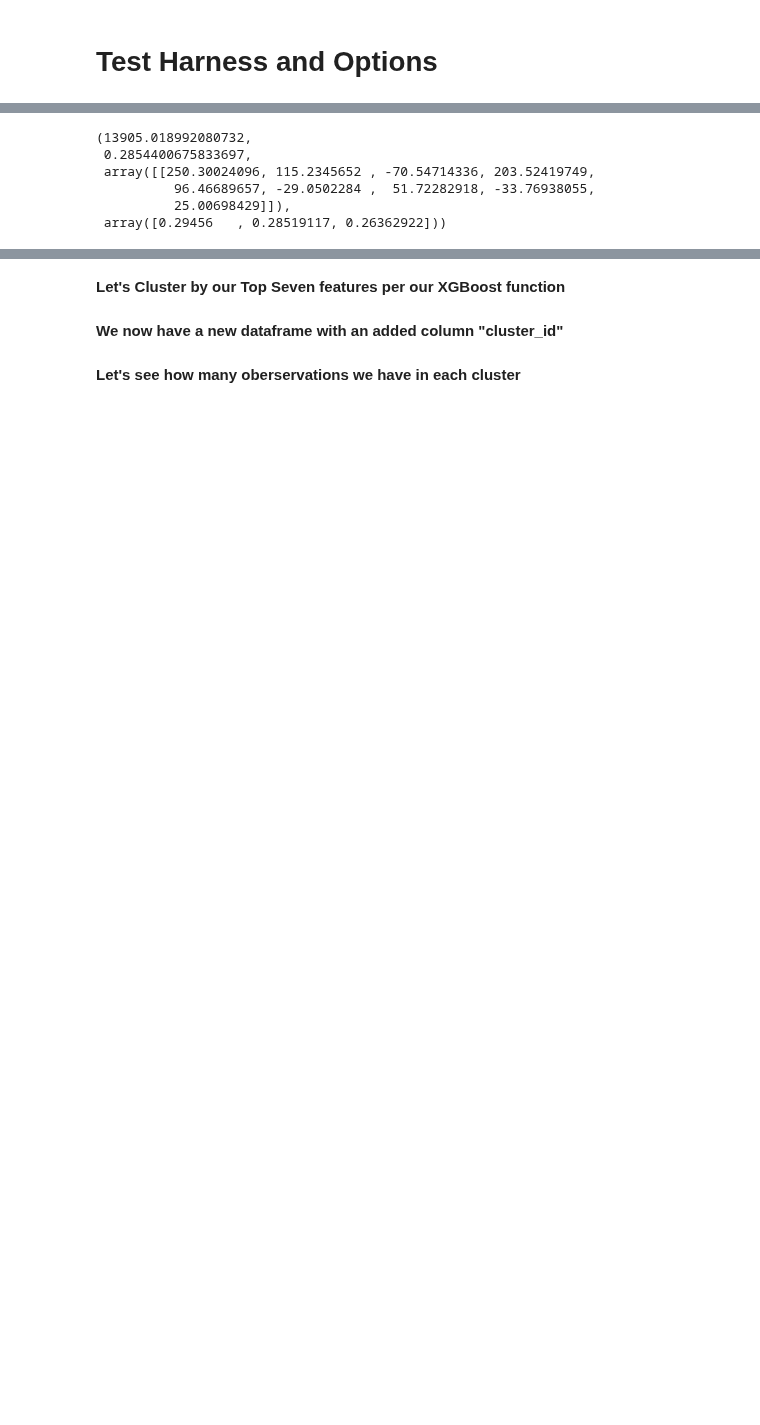
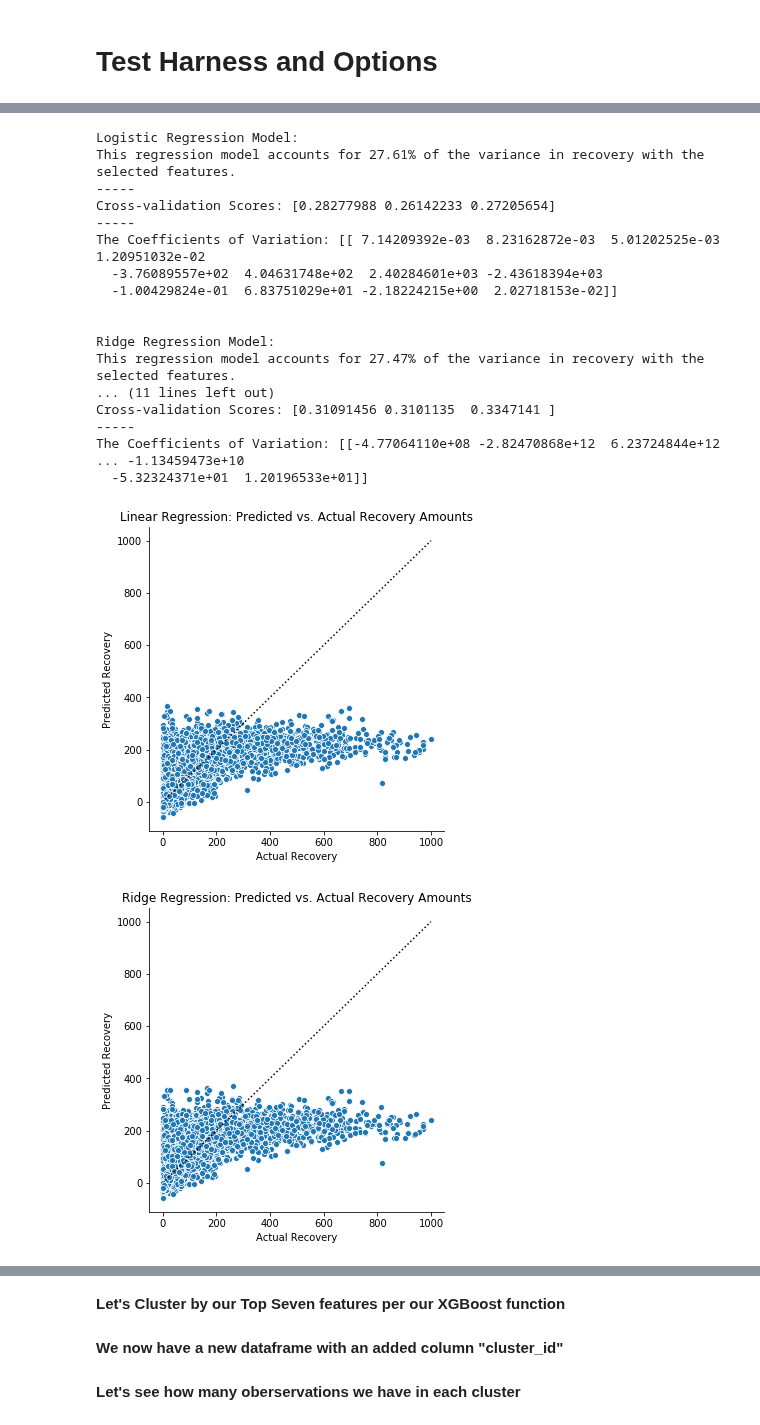
Before and after one commit to duc-analytica/DUC, a Jupyter notebook: model.ipynb, the cells around one changed output, grey strips where cells are left out. Cells and saved outputs as stored; diff of their text form; code cells hidden in the pictures; blank space fills up the shorter version.

```diff
--- a/model.ipynb
+++ b/model.ipynb
@@ -109,0 +140,3 @@ yfeature = ['recovery']
+# %%
+xfeatures = ['proppant_ppf', 'frac_fluid_gpf', 'gor_hist', 'tvd', 'sur_lat', 'mid_point_lat', 'mid_point_long', 'sur_long', 'encoded_oper', 'encoded_direction', 'vintage', 'gross_perfs']
+yfeature = ['recovery']
@@ -110,9 +145,22 @@ yfeature = ['recovery']
 # %%
-model.lregression_test(df, xfeatures, yfeature, 0.70)
+model.run_models(df, xfeatures, yfeature, 0.70)
 # %% [output]
-(13905.018992080732,
- 0.2854400675833697,
- array([[250.30024096, 115.2345652 , -70.54714336, 203.52419749,
-          96.46689657, -29.0502284 ,  51.72282918, -33.76938055,
-          25.00698429]]),
- array([0.29456   , 0.28519117, 0.26362922]))
+Logistic Regression Model:
+This regression model accounts for 27.61% of the variance in recovery with the selected features.
+-----
+Cross-validation Scores: [0.28277988 0.26142233 0.27205654]
+-----
+The Coefficients of Variation: [[ 7.14209392e-03  8.23162872e-03  5.01202525e-03  1.20951032e-02
+  -3.76089557e+02  4.04631748e+02  2.40284601e+03 -2.43618394e+03
+  -1.00429824e-01  6.83751029e+01 -2.18224215e+00  2.02718153e-02]]
+
+
+Ridge Regression Model:
+This regression model accounts for 27.47% of the variance in recovery with the selected features.
+... (11 lines left out)
+Cross-validation Scores: [0.31091456 0.3101135  0.3347141 ]
+-----
+The Coefficients of Variation: [[-4.77064110e+08 -2.82470868e+12  6.23724844e+12 ... -1.13459473e+10
+  -5.32324371e+01  1.20196533e+01]]
+[figure, added]
+[figure, added]
```
Also changed, not shown: parts of 37 cells of this notebook.
